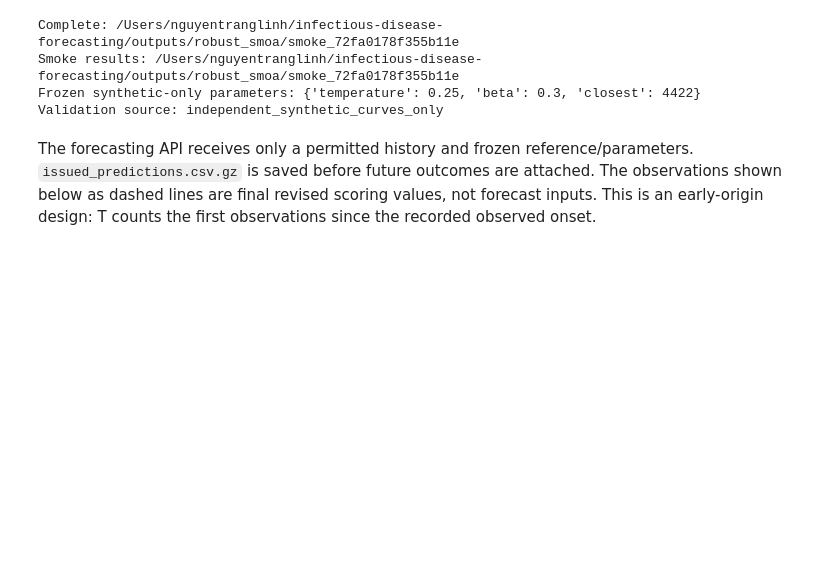
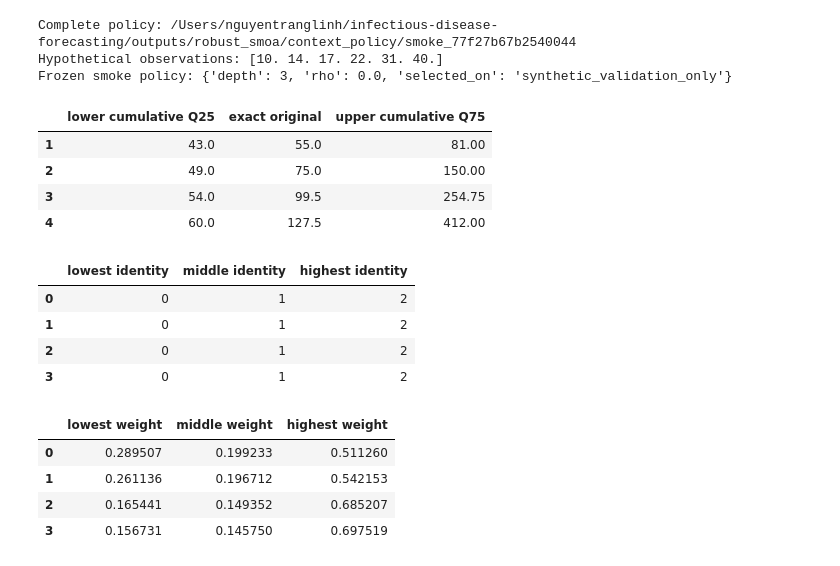
Before and after one commit to gnart-linhh/Infections_Forcasting, a Jupyter notebook: notebooks/demo.ipynb, the cells around one changed output. Drawn from its saved outputs; the diff is of its cells as text; code cells hidden in the pictures; blank space fills up the shorter version.

```diff
--- a/notebooks/demo.ipynb
+++ b/notebooks/demo.ipynb
@@ -9,27 +7,44 @@ Prepare the existing local data described in the root README and install `requir
 # %%
 from pathlib import Path
-import sys, json
-ROOT = Path.cwd()
-if not (ROOT / "configs/experiments.json").exists():
-    ROOT = ROOT.parent
-assert (ROOT / "configs/experiments.json").exists()
-sys.path.insert(0, str(ROOT))
-from experiments.robust.pipeline import load_config, run
-import pandas as pd
-import numpy as np
-import matplotlib.pyplot as plt
-from IPython.display import display, Image
-
-config = load_config(ROOT / "configs/experiments.json")
-RUN = run(config, experiment="all", smoke=True)
-frozen = json.loads((RUN / "selected_config.json").read_text())
-print("Smoke results:", RUN)
-print("Frozen synthetic-only parameters:", {k: frozen[k] for k in ["temperature", "beta", "closest"]})
-print("Validation source:", frozen["selected_on"])
+import sys, json, joblib
+ROOT=Path.cwd()
+if not (ROOT/'configs/experiments.json').exists(): ROOT=ROOT.parent
+sys.path.insert(0,str(ROOT))
+from experiments.robust.pipeline import load_config,run
+from experiments.robust.data import load_reference
+from experiments.robust.policy import candidate_features,FEATURES
+import numpy as np, pandas as pd, matplotlib.pyplot as plt
+from IPython.display import display
+config=load_config(ROOT/'configs/experiments.json')
+RUN=run(config,experiment='policy',smoke=True)
+policy=joblib.load(RUN/'policy.joblib')
+frozen=json.loads((RUN/'selected_policy.json').read_text())
+engine,_,_=load_reference(config)
+history=np.array([10.,14.,17.,22.,31.,40.])
+original=engine.match(history).baseline
+final,details=policy.forecast(engine,history,frozen['rho'])
+unblended=policy.forecast(engine,history,1.)[0]
+print('Hypothetical observations:',history)
+print('Frozen smoke policy:', {k:frozen[k] for k in ['depth','rho','selected_on']})
+display(pd.DataFrame(details['candidates'],columns=['lower cumulative Q25','exact original','upper cumulative Q75'],index=range(1,5)))
+display(pd.DataFrame(details['ordering'],columns=['lowest identity','middle identity','highest identity']))
+display(pd.DataFrame(details['probabilities'],columns=['lowest weight','middle weight','highest weight']))
 # %% [output]
-Complete: /Users/nguyentranglinh/infectious-disease-forecasting/outputs/robust_smoa/smoke_72fa0178f355b11e
-Smoke results: /Users/nguyentranglinh/infectious-disease-forecasting/outputs/robust_smoa/smoke_72fa0178f355b11e
-Frozen synthetic-only parameters: {'temperature': 0.25, 'beta': 0.3, 'closest': 4422}
-Validation source: independent_synthetic_curves_only
+Complete policy: /Users/nguyentranglinh/infectious-disease-forecasting/outputs/robust_smoa/context_policy/smoke_77f27b67b2540044
+Hypothetical observations: [10. 14. 17. 22. 31. 40.]
+Frozen smoke policy: {'depth': 3, 'rho': 0.0, 'selected_on': 'synthetic_validation_only'}
+|  | lower cumulative Q25 | exact original | upper cumulative Q75 |
+| 1 | 43.0 | 55.0 | 81.00 |
+| 2 | 49.0 | 75.0 | 150.00 |
+| 3 | 54.0 | 99.5 | 254.75 |
+| 4 | 60.0 | 127.5 | 412.00 |
+|  | lowest identity | middle identity | highest identity |
+| 0 | 0 | 1 | 2 |
+| 1 | 0 | 1 | 2 |
+| 2 | 0 | 1 | 2 |
+| 3 | 0 | 1 | 2 |
+|  | lowest weight | middle weight | highest weight |
+| 0 | 0.289507 | 0.199233 | 0.511260 |
+| 1 | 0.261136 | 0.196712 | 0.542153 |
+| 2 | 0.165441 | 0.149352 | 0.685207 |
+| 3 | 0.156731 | 0.145750 | 0.697519 |
-# %% [markdown]
-The forecasting API receives only a permitted history and frozen reference/parameters. `issued_predictions.csv.gz` is saved before future outcomes are attached. The observations shown below as dashed lines are final revised scoring values, not forecast inputs. This is an early-origin design: T counts the first observations since the recorded observed onset.
```
Also changed, not shown: parts of 10 cells of this notebook, 12 other files.
